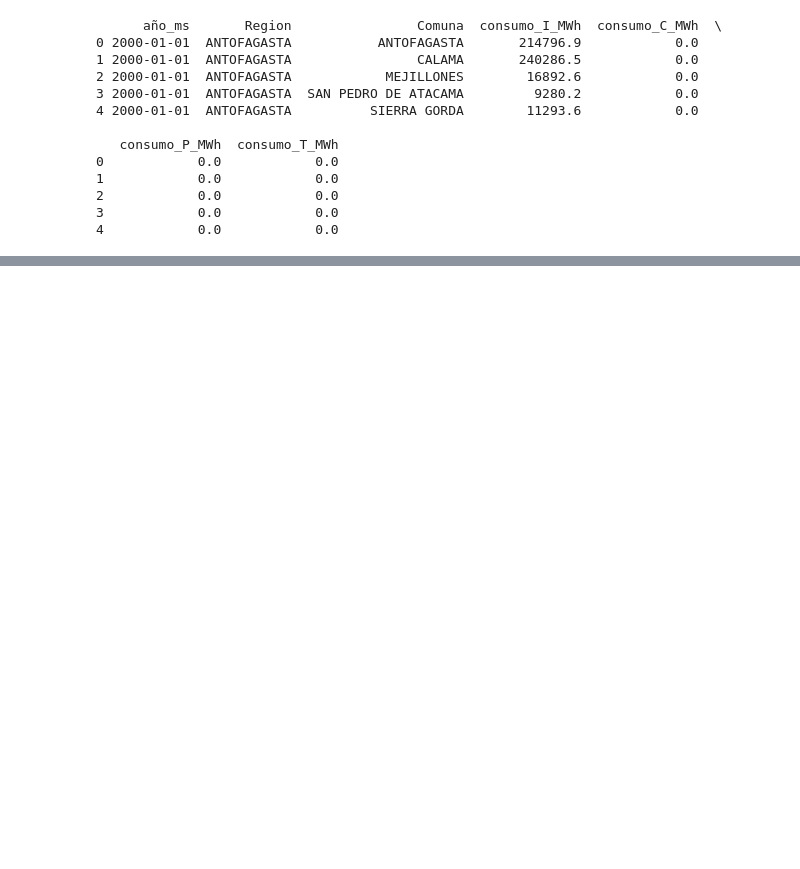
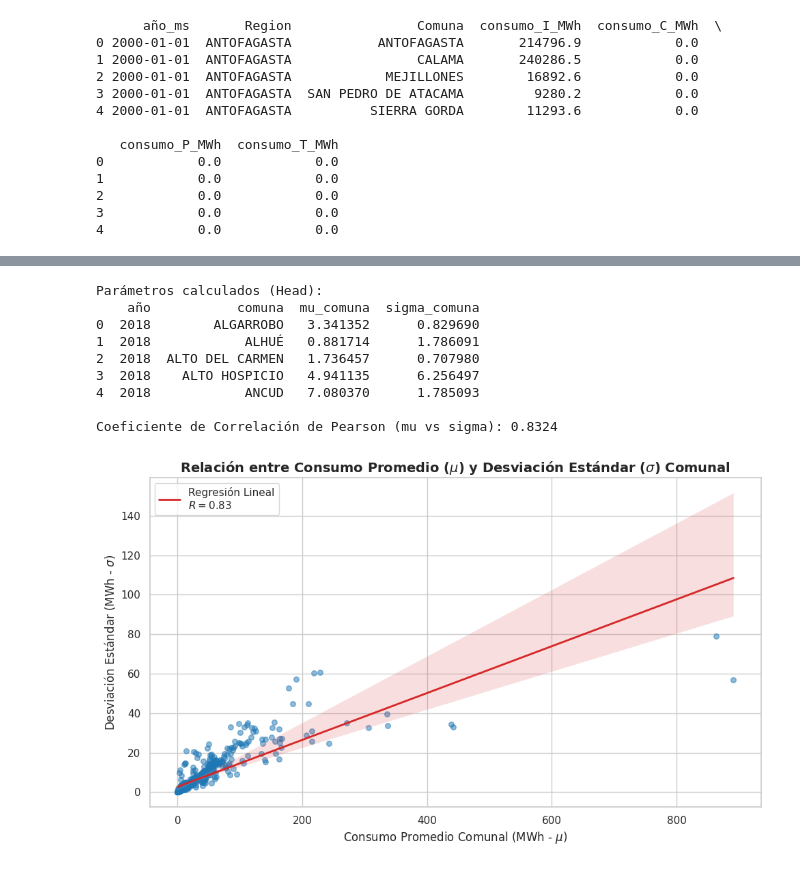
Before and after one commit to FCR-CSET-Merlin/MERLIN_EDM, a Jupyter notebook: prototipo_3/notebooks/se_shares.ipynb, the cells around one changed output, grey strips where cells are left out. Drawn from its saved outputs; the diff is of its cells as text; code cells hidden in the pictures; blank space fills up the shorter version.

Commit message:
Procesamiento de datos comunales

```diff
--- a/prototipo_3/notebooks/se_shares.ipynb
+++ b/prototipo_3/notebooks/se_shares.ipynb
@@ -443,0 +543,74 @@ print(df_consumo_libres.head())
+# %%
+# Cargar datos de consumos comunales
+df_comunal_horaria = pd.read_csv("../data/raw/demanda_comunal_horaria.csv")
+# %%
+df = df_comunal_horaria.copy()
+
+# 1. Asegurar formato datetime y extraer el año
+df['valid_time'] = pd.to_datetime(df['valid_time'], errors='coerce')
+df['año'] = df['valid_time'].dt.year
+
+# (Opcional) Si aún no has filtrado la base entre 2018 y 2021 en este dataframe:
+df = df[df['año'].between(2018, 2021)]
+
+# 2. Estandarizar el nombre de las comunas (Mayúsculas y sin espacios extra)
+# Nota: Si tienes problemas con tildes (ej. ÁLAMOS vs ALAMOS), puedes agregar
+# .str.normalize('NFKD').str.encode('ascii', errors='ignore').str.decode('utf-8')
+df['comuna'] = df['comuna'].astype(str).str.upper().str.strip()
+
+# 3. Agrupar por año y comuna, calculando Promedio (mu) y Desviación Estándar (sigma)
+# Se agrupa por año y comuna para tener los parámetros específicos de estandarización
+df_stats = df.groupby(['año', 'comuna'])['demanda_mwh'].agg(
+    mu_comuna='mean',
+    sigma_comuna='std'
+).reset_index()
+
+# Filtrar posibles NaN en sigma (ocurriría si alguna comuna tuviera solo 1 registro en todo el año)
+df_stats = df_stats.dropna(subset=['mu_comuna', 'sigma_comuna'])
+
+# Mostrar los primeros registros de los parámetros calculados
+print("Parámetros calculados (Head):")
+print(df_stats.head())
+
+# ==========================================
+# 4. ANÁLISIS DE CORRELACIÓN Y GRÁFICO
+# ==========================================
+
+# Calcular el coeficiente de correlación de Pearson
+correlacion = df_stats['mu_comuna'].corr(df_stats['sigma_comuna'])
+print(f"\nCoeficiente de Correlación de Pearson (mu vs sigma): {correlacion:.4f}")
+
+# Configurar el estilo del gráfico
+sns.set_theme(style="whitegrid")
+plt.figure(figsize=(10, 6))
+
+# Crear un gráfico de dispersión con línea de regresión (regplot)
+ax = sns.regplot(
+    data=df_stats,
+    x='mu_comuna',
+    y='sigma_comuna',
+    scatter_kws={'alpha': 0.5, 'color': '#1f77b4', 's': 30}, # Transparencia para ver densidad
+    line_kws={'color': '#d62728', 'linewidth': 2, 'label': f'Regresión Lineal\n$R = {correlacion:.2f}$'}
+)
+
+# Personalización del gráfico
+plt.title('Relación entre Consumo Promedio ($\mu$) y Desviación Estándar ($\sigma$) Comunal',
+          fontsize=14, fontweight='bold')
+plt.xlabel('Consumo Promedio Comunal (MWh - $\mu$)', fontsize=12)
+plt.ylabel('Desviación Estándar (MWh - $\sigma$)', fontsize=12)
+plt.legend()
+plt.tight_layout()
+
+# Mostrar el gráfico
+plt.show()
+# %% [output]
+Parámetros calculados (Head):
+    año           comuna  mu_comuna  sigma_comuna
+0  2018        ALGARROBO   3.341352      0.829690
+1  2018            ALHUÉ   0.881714      1.786091
+2  2018  ALTO DEL CARMEN   1.736457      0.707980
+3  2018    ALTO HOSPICIO   4.941135      6.256497
+4  2018            ANCUD   7.080370      1.785093
+
+Coeficiente de Correlación de Pearson (mu vs sigma): 0.8324
+[figure, added]
```
Also changed, not shown: parts of 14 cells of this notebook.
